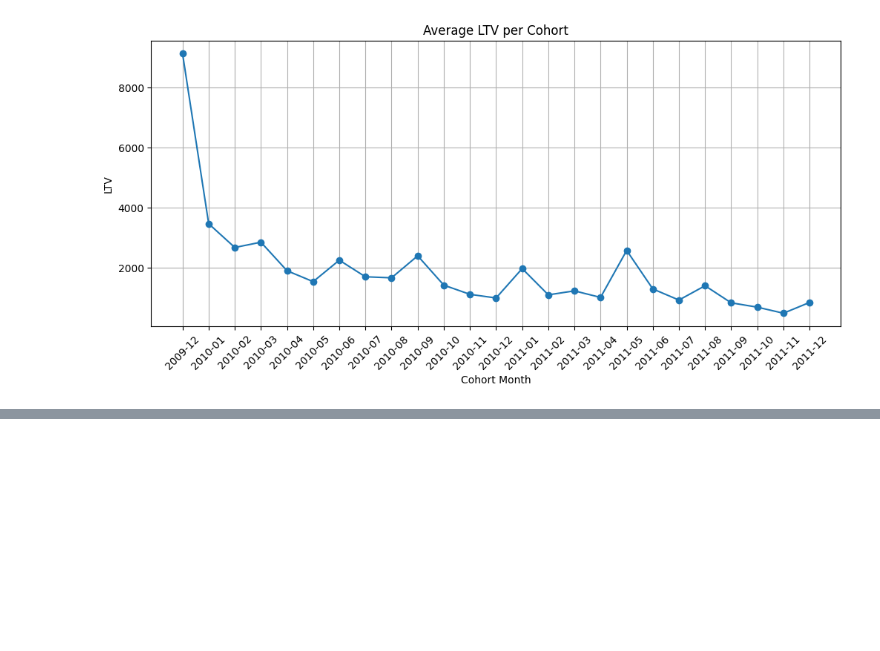
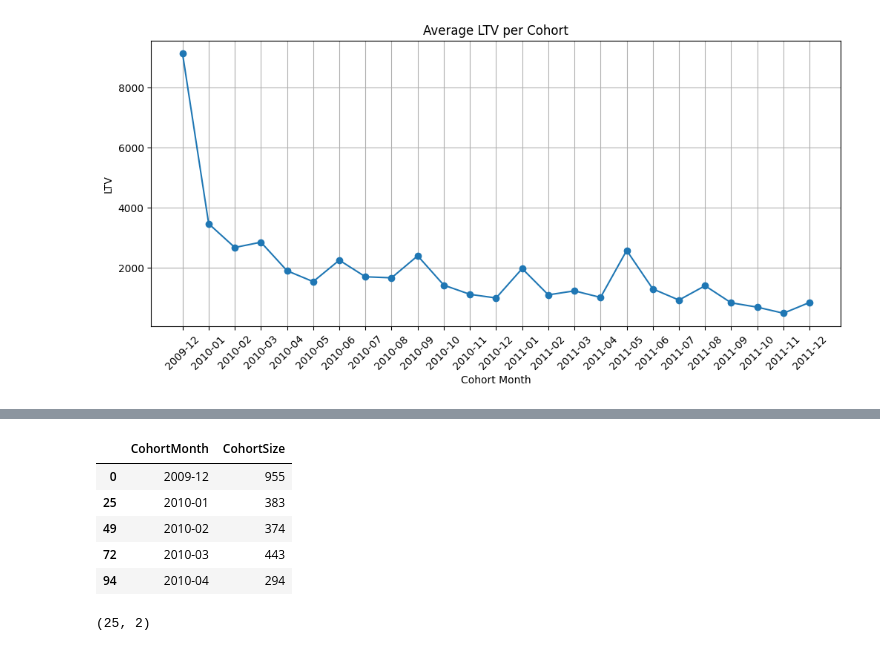
Before and after one commit to Luis-Mussalem/product-revenue-analytics, a Jupyter notebook: notebooks/cohort_retention_analysis.ipynb, the cells around one changed output, grey strips where cells are left out. Cells and saved outputs as stored; diff of their text form; code cells hidden in the pictures; blank space fills up the shorter version.

```diff
--- a/notebooks/cohort_retention_analysis.ipynb
+++ b/notebooks/cohort_retention_analysis.ipynb
@@ -412,0 +411,13 @@ cohort_revenue_bi.to_csv(
+# %%
+cohort_size.head()
+# %% [output]
+|  | CohortMonth | CohortSize |
+| 0 | 2009-12 | 955 |
+| 25 | 2010-01 | 383 |
+| 49 | 2010-02 | 374 |
+| 72 | 2010-03 | 443 |
+| 94 | 2010-04 | 294 |
+# %%
+cohort_size.shape
+# %% [output]
+(25, 2)
```
Also changed, not shown: parts of 20 cells of this notebook, 4 other files.
